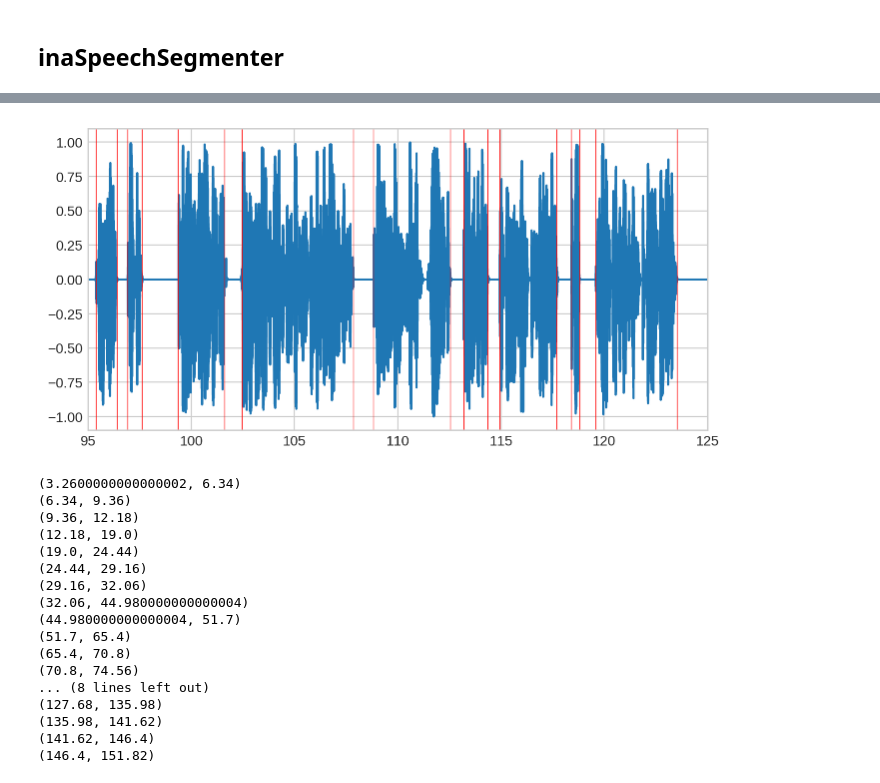
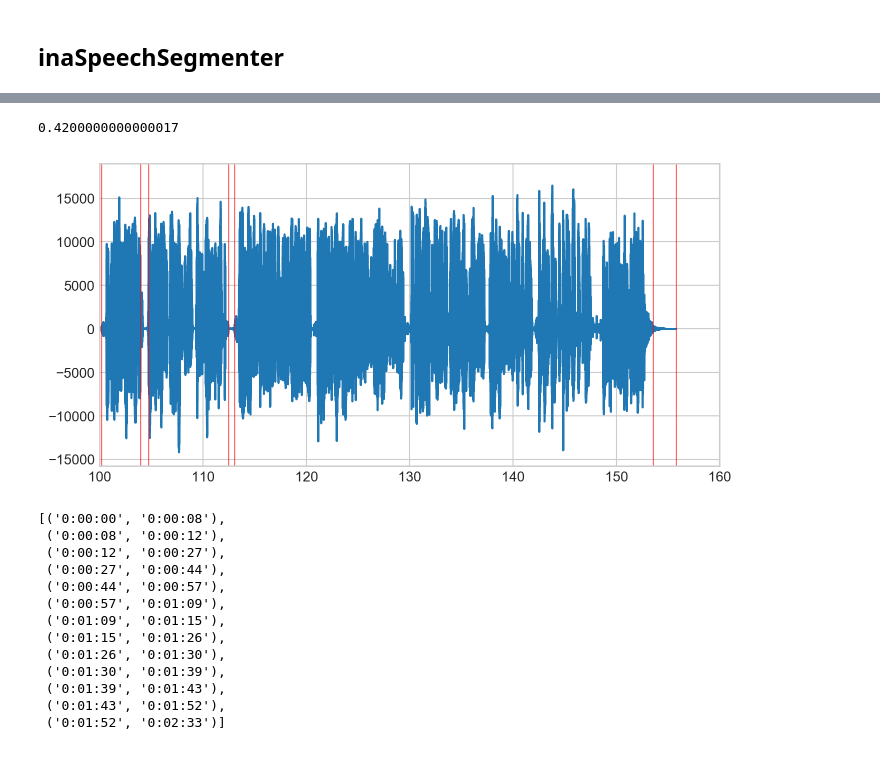
Before and after one commit to geraldgong/speech_shadowing, a Jupyter notebook: speech_shadowing.ipynb, the cells around one changed output, grey strips where cells are left out. Saved outputs shown, nothing was run; the diff lists cells and outputs as text; code cells hidden in the pictures.

Commit message:
introduce merge criteria: quantiles

```diff
--- a/speech_shadowing.ipynb
+++ b/speech_shadowing.ipynb
@@ -17,9 +18,21 @@ https://github.com/tyiannak/pyAudioAnalysis
 # %% [markdown]
 ## initial attempt
 # %%
+def read(f, normalized=False):
+    """MP3 to numpy array"""
+    a = pydub.AudioSegment.from_mp3(f)
+    y = np.array(a.get_array_of_samples())
+    if a.channels == 2:
+        y = y.reshape((-1, 2))
+    if normalized:
+        return a.frame_rate, np.float32(y) / 2**15
+    else:
+        return a.frame_rate, y
+
 # load audio
-filename = './data/Track 2.wav'
-data, fs = sf.read(filename, dtype='float32')
+filename = './data/Leere_Supermarkt.mp3'
+# data, fs = sf.read(filename, dtype='float32')
+fs, data = read(filename)
 time = np.linspace(0, len(data) / fs, num=len(data))
 
 # creat channel name
@@ -55,3 +73,7 @@ Using TensorFlow backend.
 # %%
 segments = seg(filename)
 pd_segments = pd.DataFrame(segments).rename(columns={0:'Class', 1:'Start', 2:'Stop'})
+# %%
+pd_segments['interval'] = pd_segments['Stop'] - pd_segments['Start']
+plt.boxplot(pd_segments[pd_segments.Class=='noEnergy']['interval'])
+plt.show()
@@ -67,47 +102,54 @@ pd_segments.head()
+# %%
+Q2 = np.quantile(pd_segments[pd_segments.Class=='noEnergy']['interval'].values, 0)
+Q2
+# %% [output]
+0.4200000000000017
 # %%
 # visulise signal
 fig, ax = plt.subplots(1, 1, figsize=(8,4))
 ax.plot(pd_data['seconds'], pd_data['channel_1'])
 pd_pause = pd_segments[pd_segments.Class == 'noEnergy']
 for i in range(len(pd_pause)):
     ax.axvline(x=pd_pause.iloc[i]['Start'], color='red', lw=0.5)
     ax.axvline(x=pd_pause.iloc[i]['Stop'], color='red', lw=0.5)
 
-ax.set_xlim([95, 125])
+ax.set_xlim([100, 160])
 plt.rc("figure", dpi=100)
 plt.style.use("seaborn-whitegrid")
 plt.show()
 # %% [output]
-[figure, old version]
+[figure, new version]
 # %%
 index = []
 
 for i in range(len(pd_segments)):
     if pd_segments.iloc[i].Class == 'noEnergy':
-        pause = pd_segments.iloc[i].Stop - pd_segments.iloc[i].Start
-        if pause > .8:
+        pause = pd_segments.iloc[i].interval
+        if pause >= Q2:
             index.append(i)
 
-seg = []
+seg = [(str(datetime.timedelta(seconds=0)),
+        str(datetime.timedelta(seconds=pd_segments.iloc[index[0]].Start)).split('.')[0])]
+
 for i in range(1, len(index)):
-    sentence = (pd_segments.iloc[index[i-1]].Start, pd_segments.iloc[index[i]].Start)
-    print(sentence)
+    left = str(datetime.timedelta(seconds=pd_segments.iloc[index[i-1]].Start)).split('.')[0]
+    right = str(datetime.timedelta(seconds=pd_segments.iloc[index[i]].Start)).split('.')[0]
+    sentence = (left, right)
+    seg.append(sentence)
+
+seg
 # %% [output]
-(3.2600000000000002, 6.34)
-(6.34, 9.36)
-(9.36, 12.18)
-(12.18, 19.0)
-(19.0, 24.44)
-(24.44, 29.16)
-(29.16, 32.06)
-(32.06, 44.980000000000004)
-(44.980000000000004, 51.7)
-(51.7, 65.4)
-(65.4, 70.8)
-(70.8, 74.56)
-... (8 lines left out)
-(127.68, 135.98)
-(135.98, 141.62)
-(141.62, 146.4)
-(146.4, 151.82)
+[('0:00:00', '0:00:08'),
+ ('0:00:08', '0:00:12'),
+ ('0:00:12', '0:00:27'),
+ ('0:00:27', '0:00:44'),
+ ('0:00:44', '0:00:57'),
+ ('0:00:57', '0:01:09'),
+ ('0:01:09', '0:01:15'),
+ ('0:01:15', '0:01:26'),
+ ('0:01:26', '0:01:30'),
+ ('0:01:30', '0:01:39'),
+ ('0:01:39', '0:01:43'),
+ ('0:01:43', '0:01:52'),
+ ('0:01:52', '0:02:33')]
 # %%
```
Also changed, not shown: parts of 8 cells of this notebook, 2 other files.
